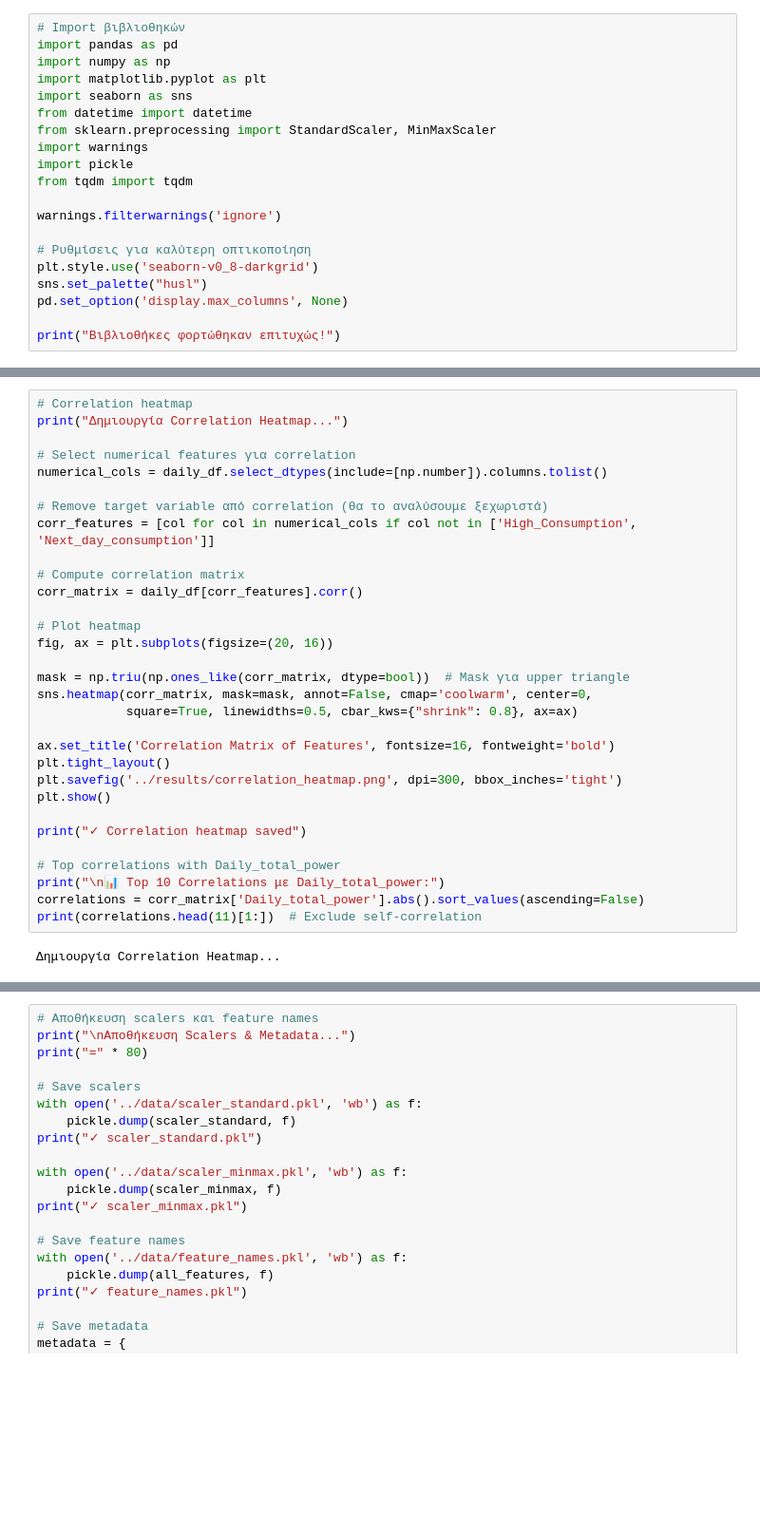
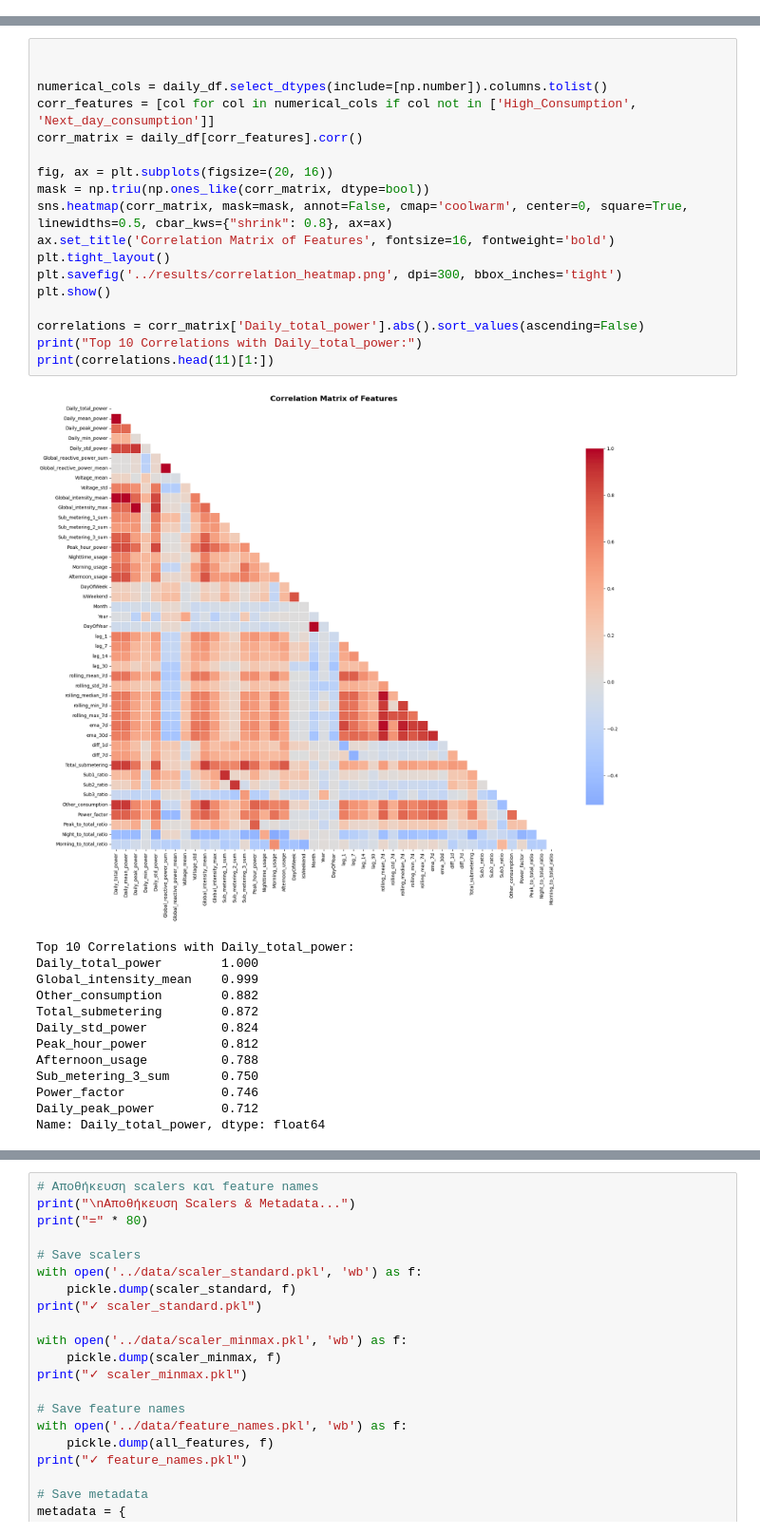
Before and after one commit to KostasPapadogiannis/energy-consumption-mining, a Jupyter notebook: notebooks/data_preprocessing.ipynb, the cells around one changed output, grey strips where cells are left out. Shown at 95% size. Cells and saved outputs as stored; diff of their text form; blank space fills up the shorter version.

Commit message:
Complete data preprocessing pipeline with feature engineering and visualization

```diff
--- a/notebooks/data_preprocessing.ipynb
+++ b/notebooks/data_preprocessing.ipynb
@@ -528,20 +433,0 @@ Name: proportion, dtype: float64
-# %%
-# Import βιβλιοθηκών
-import pandas as pd
-import numpy as np
-import matplotlib.pyplot as plt
-import seaborn as sns
-from datetime import datetime
-from sklearn.preprocessing import StandardScaler, MinMaxScaler
-import warnings
-import pickle
-from tqdm import tqdm
-
-warnings.filterwarnings('ignore')
-
-# Ρυθμίσεις για καλύτερη οπτικοποίηση
-plt.style.use('seaborn-v0_8-darkgrid')
-sns.set_palette("husl")
-pd.set_option('display.max_columns', None)
-
-print("Βιβλιοθήκες φορτώθηκαν επιτυχώς!")
@@ -1363,33 +479,32 @@ Missing values in daily_df: 0
 # %%
-# Correlation heatmap
-print("Δημιουργία Correlation Heatmap...")
 
-# Select numerical features για correlation
+
 numerical_cols = daily_df.select_dtypes(include=[np.number]).columns.tolist()
-
-# Remove target variable από correlation (θα το αναλύσουμε ξεχωριστά)
 corr_features = [col for col in numerical_cols if col not in ['High_Consumption', 'Next_day_consumption']]
-
-# Compute correlation matrix
 corr_matrix = daily_df[corr_features].corr()
 
-# Plot heatmap
 fig, ax = plt.subplots(figsize=(20, 16))
-
-mask = np.triu(np.ones_like(corr_matrix, dtype=bool))  # Mask για upper triangle
-sns.heatmap(corr_matrix, mask=mask, annot=False, cmap='coolwarm', center=0,
-            square=True, linewidths=0.5, cbar_kws={"shrink": 0.8}, ax=ax)
-
+mask = np.triu(np.ones_like(corr_matrix, dtype=bool))
+sns.heatmap(corr_matrix, mask=mask, annot=False, cmap='coolwarm', center=0, square=True, linewidths=0.5, cbar_kws={"shrink": 0.8}, ax=ax)
 ax.set_title('Correlation Matrix of Features', fontsize=16, fontweight='bold')
 plt.tight_layout()
 plt.savefig('../results/correlation_heatmap.png', dpi=300, bbox_inches='tight')
 plt.show()
 
-print("✓ Correlation heatmap saved")
-
-# Top correlations with Daily_total_power
-print("\n📊 Top 10 Correlations με Daily_total_power:")
 correlations = corr_matrix['Daily_total_power'].abs().sort_values(ascending=False)
-print(correlations.head(11)[1:])  # Exclude self-correlation
+print("Top 10 Correlations with Daily_total_power:")
+print(correlations.head(11)[1:])
 # %% [output]
+[figure, new version]
-Δημιουργία Correlation Heatmap...
+Top 10 Correlations with Daily_total_power:
+Daily_total_power        1.000
+Global_intensity_mean    0.999
+Other_consumption        0.882
+Total_submetering        0.872
+Daily_std_power          0.824
+Peak_hour_power          0.812
+Afternoon_usage          0.788
+Sub_metering_3_sum       0.750
+Power_factor             0.746
+Daily_peak_power         0.712
+Name: Daily_total_power, dtype: float64
```
Also changed, not shown: parts of 90 cells of this notebook, 22 other files.
